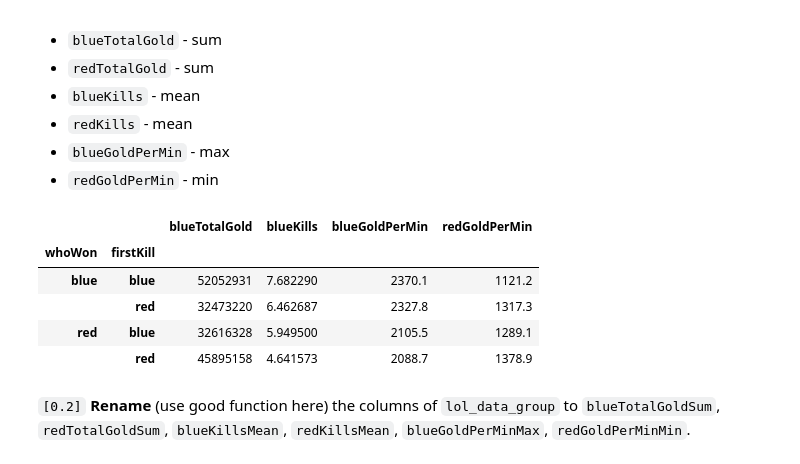
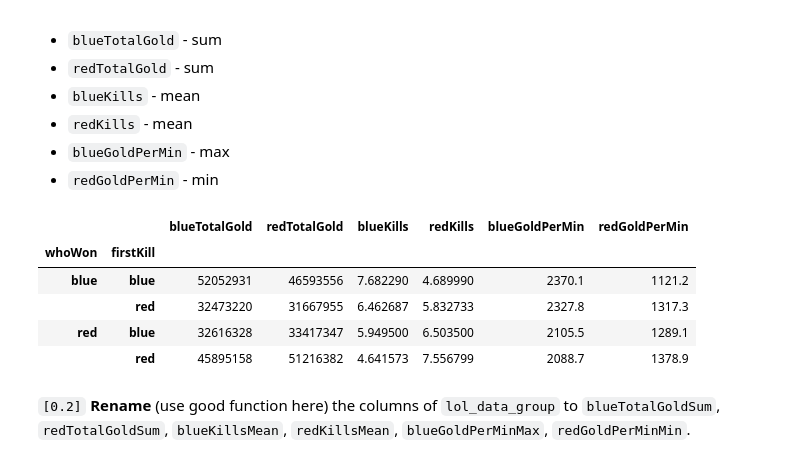
Before and after one commit to jakubl95/introduction-to-python, a Jupyter notebook: Exam/exam.ipynb, the cells around one changed output. Drawn from its saved outputs; the diff is of its cells as text; code cells hidden in the pictures.

```diff
--- a/Exam/exam.ipynb
+++ b/Exam/exam.ipynb
@@ -225,17 +225,19 @@ lol_data_updated
 # %%
 # Your code here
 lol_data_group = pd.DataFrame(lol_data.groupby(['whoWon', 'firstKill']).blueTotalGold.sum())
+lol_data_group = lol_data_group.join(lol_data.groupby(['whoWon', 'firstKill']).redTotalGold.sum())
 lol_data_group = lol_data_group.join(lol_data.groupby(['whoWon', 'firstKill']).blueKills.mean())
+lol_data_group = lol_data_group.join(lol_data.groupby(['whoWon', 'firstKill']).redKills.mean())
 lol_data_group = lol_data_group.join(lol_data.groupby(['whoWon', 'firstKill']).blueGoldPerMin.max())
 lol_data_group = lol_data_group.join(lol_data.groupby(['whoWon', 'firstKill']).redGoldPerMin.min())
 lol_data_group
 # %% [output]
-|  |  | blueTotalGold | blueKills | blueGoldPerMin | redGoldPerMin |
-| whoWon | firstKill |  |  |  |  |
-| blue | blue | 52052931 | 7.682290 | 2370.1 | 1121.2 |
-|  | red | 32473220 | 6.462687 | 2327.8 | 1317.3 |
-| red | blue | 32616328 | 5.949500 | 2105.5 | 1289.1 |
-|  | red | 45895158 | 4.641573 | 2088.7 | 1378.9 |
+|  |  | blueTotalGold | redTotalGold | blueKills | redKills | blueGoldPerMin | redGoldPerMin |
+| whoWon | firstKill |  |  |  |  |  |  |
+| blue | blue | 52052931 | 46593556 | 7.682290 | 4.689990 | 2370.1 | 1121.2 |
+|  | red | 32473220 | 31667955 | 6.462687 | 5.832733 | 2327.8 | 1317.3 |
+| red | blue | 32616328 | 33417347 | 5.949500 | 6.503500 | 2105.5 | 1289.1 |
+|  | red | 45895158 | 51216382 | 4.641573 | 7.556799 | 2088.7 | 1378.9 |
 # %% [markdown]
 `[0.2]` **Rename** (use good function here) the columns of `lol_data_group` to `blueTotalGoldSum`, `redTotalGoldSum`, `blueKillsMean`, `redKillsMean`, `blueGoldPerMinMax`, `redGoldPerMinMin`.
 # %%
```
